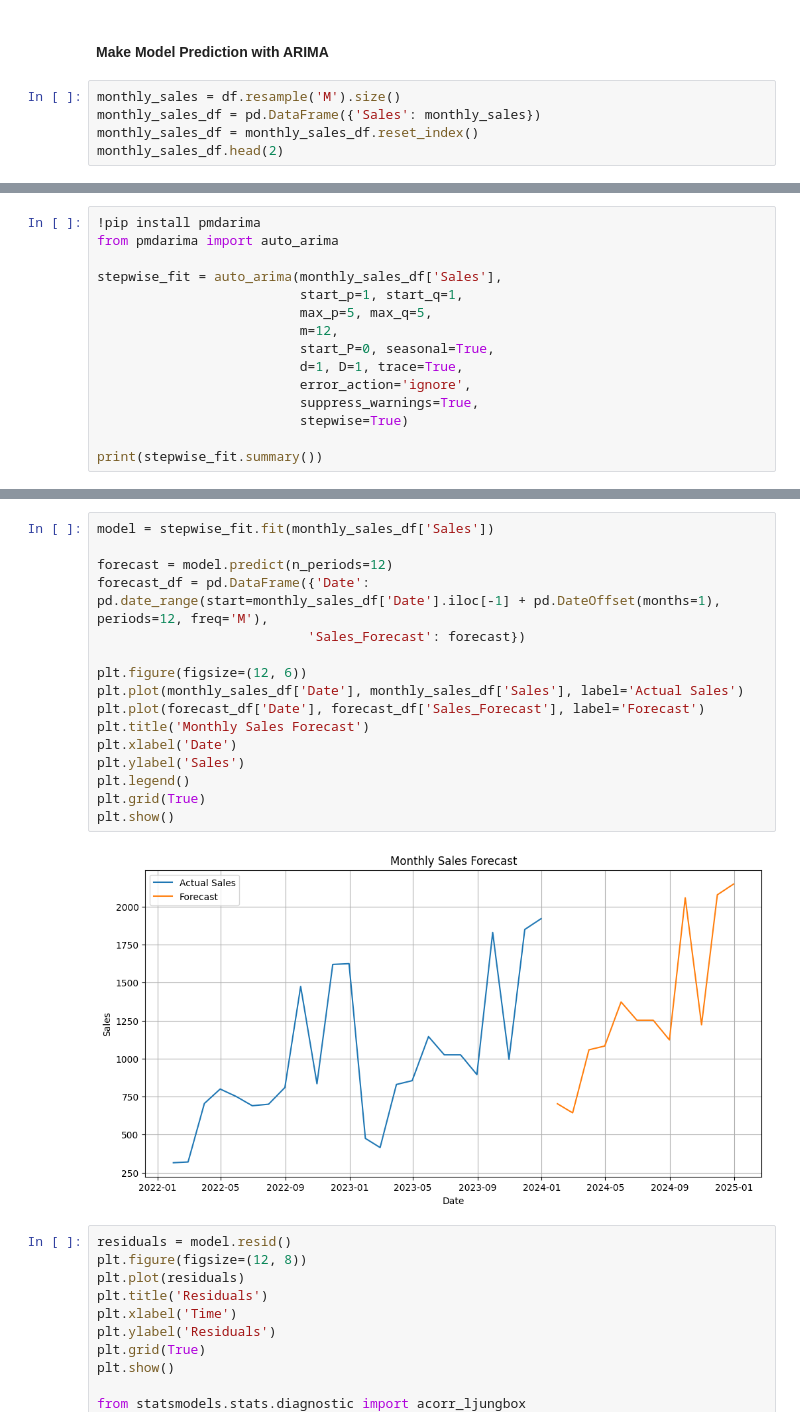
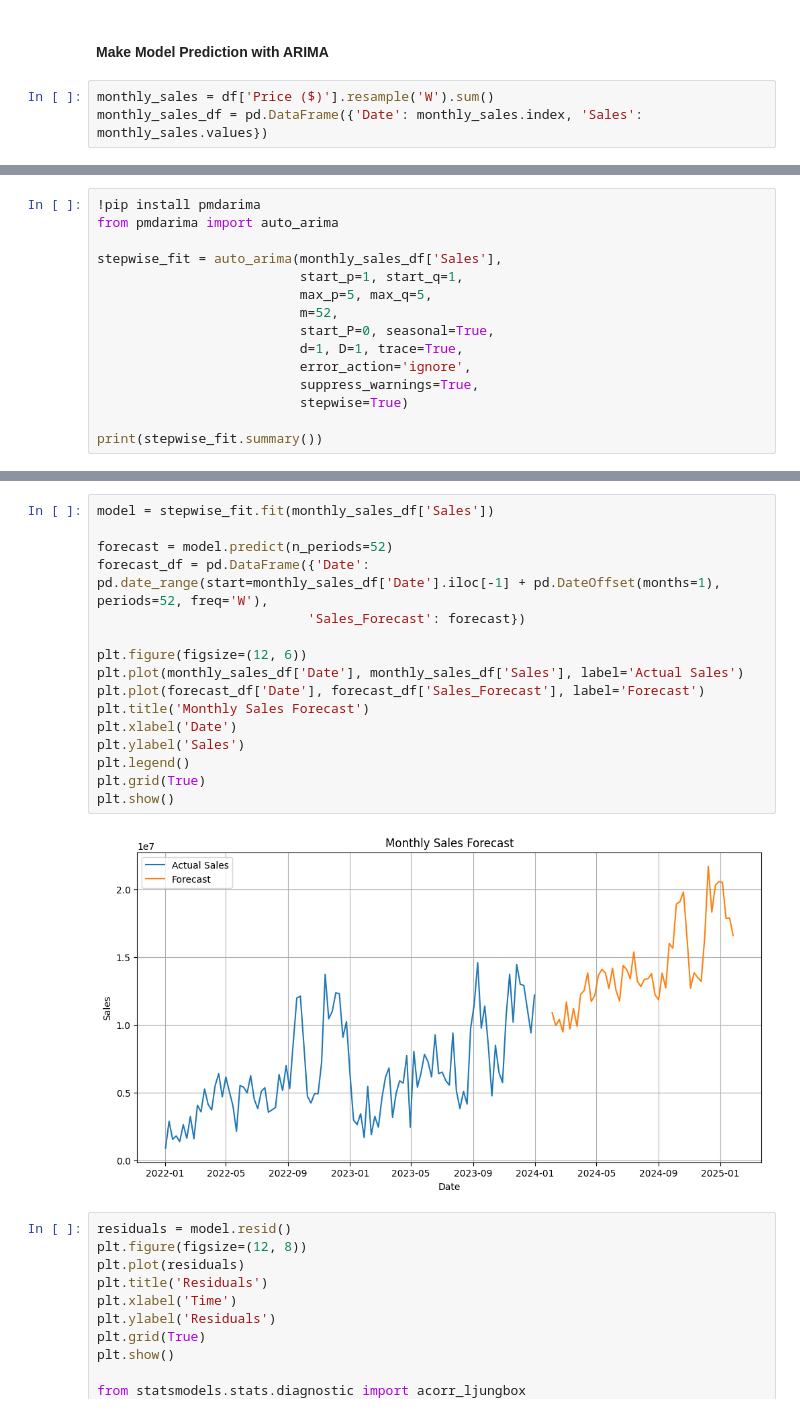
Before and after one commit to MuhammadJundullah/Data-Analysis, a Jupyter notebook: Car Sales Analysis/Car_Sales_Report.ipynb, the cells around one changed output, grey strips where cells are left out. Cells and saved outputs as stored; diff of their text form.

```diff
--- a/Car Sales Analysis/Car_Sales_Report.ipynb
+++ b/Car Sales Analysis/Car_Sales_Report.ipynb
@@ -493,7 +493,5 @@ plt.show()
 # %% [markdown]
 #### Make Model Prediction with ARIMA
 # %%
-monthly_sales = df.resample('M').size()
-monthly_sales_df = pd.DataFrame({'Sales': monthly_sales})
-monthly_sales_df = monthly_sales_df.reset_index()
-monthly_sales_df.head(2)
+monthly_sales = df['Price ($)'].resample('W').sum()
+monthly_sales_df = pd.DataFrame({'Date': monthly_sales.index, 'Sales': monthly_sales.values})
@@ -508,7 +502,7 @@ from pmdarima import auto_arima
 stepwise_fit = auto_arima(monthly_sales_df['Sales'],
                           start_p=1, start_q=1,
                           max_p=5, max_q=5,
-                          m=12,
+                          m=52,
                           start_P=0, seasonal=True,
                           d=1, D=1, trace=True,
                           error_action='ignore',
@@ -537,21 +531,21 @@ Warnings:
 # %%
 model = stepwise_fit.fit(monthly_sales_df['Sales'])
 
-forecast = model.predict(n_periods=12)
-forecast_df = pd.DataFrame({'Date': pd.date_range(start=monthly_sales_df['Date'].iloc[-1] + pd.DateOffset(months=1), periods=12, freq='M'),
+forecast = model.predict(n_periods=52)
+forecast_df = pd.DataFrame({'Date': pd.date_range(start=monthly_sales_df['Date'].iloc[-1] + pd.DateOffset(months=1), periods=52, freq='W'),
                            'Sales_Forecast': forecast})
 
 plt.figure(figsize=(12, 6))
 plt.plot(monthly_sales_df['Date'], monthly_sales_df['Sales'], label='Actual Sales')
 plt.plot(forecast_df['Date'], forecast_df['Sales_Forecast'], label='Forecast')
 plt.title('Monthly Sales Forecast')
 plt.xlabel('Date')
 plt.ylabel('Sales')
 plt.legend()
 plt.grid(True)
 plt.show()
 # %% [output]
-[figure, old version]
+[figure, new version]
 # %%
 residuals = model.resid()
 plt.figure(figsize=(12, 8))
```
Also changed, not shown: parts of 3 cells of this notebook.
